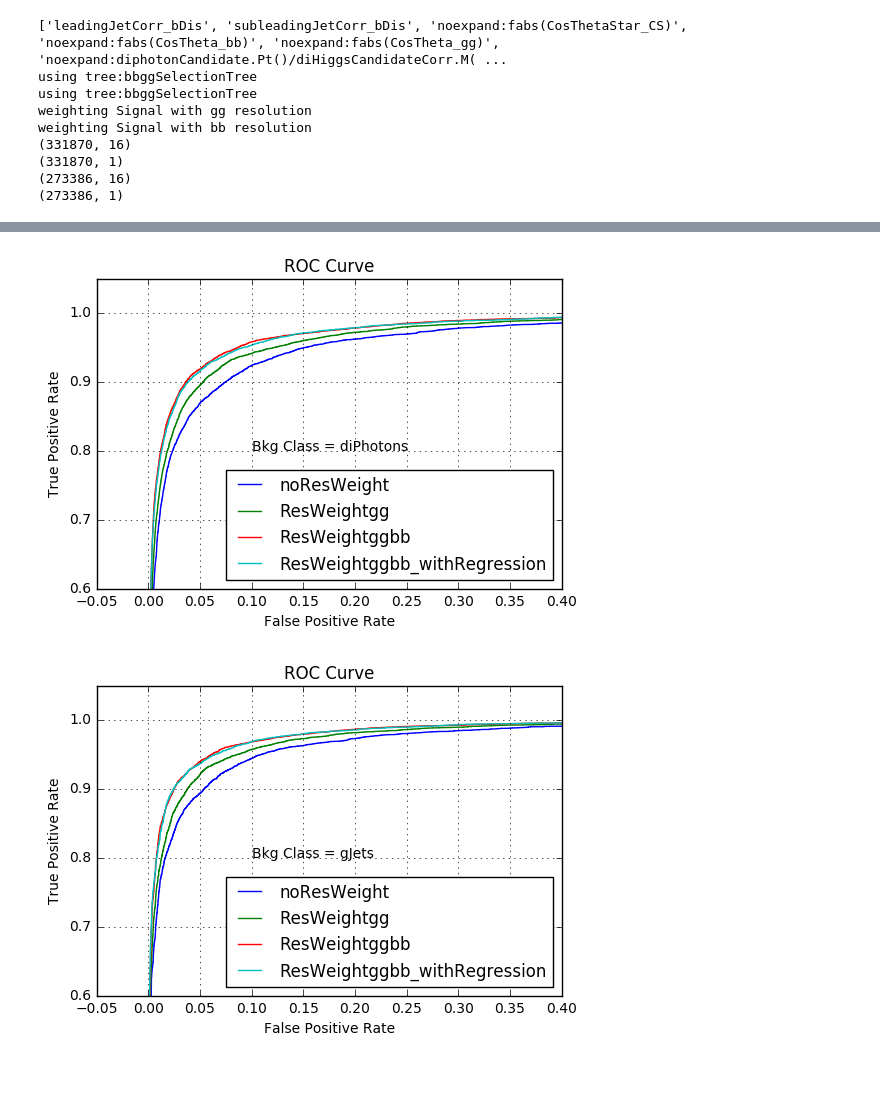
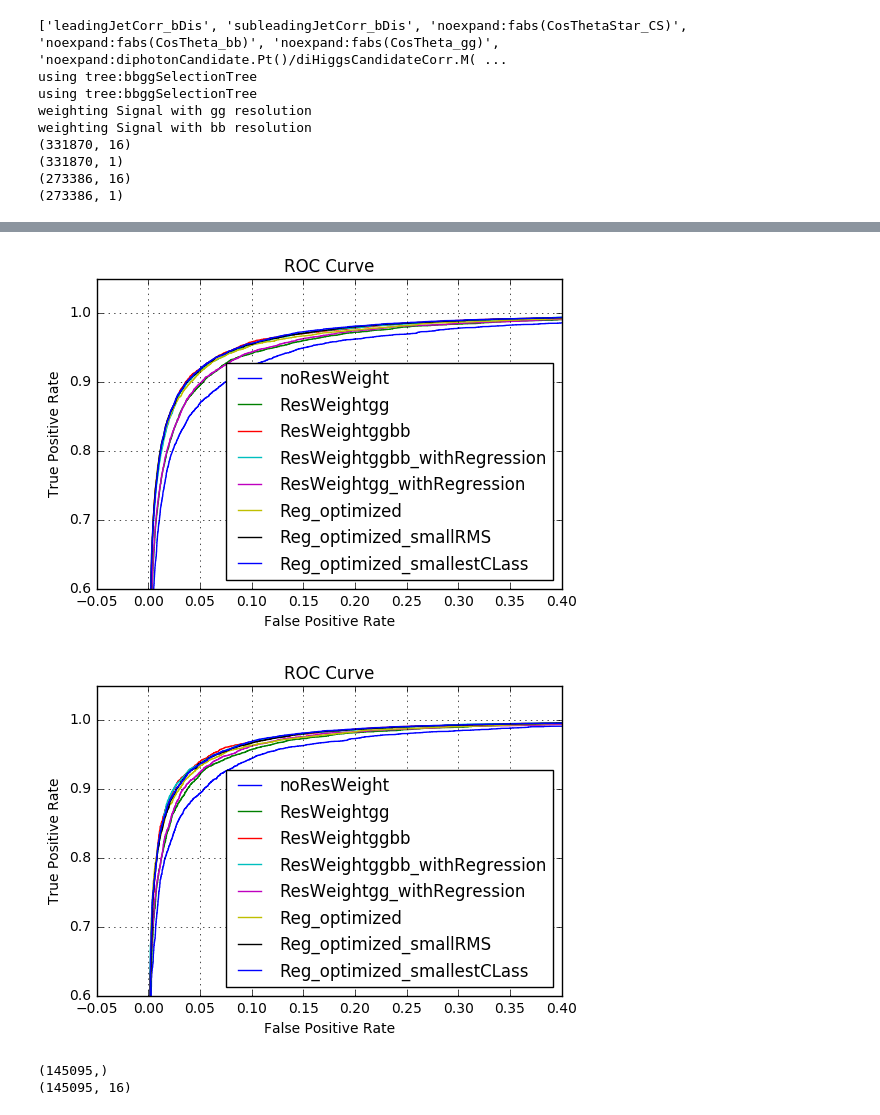
Before and after one commit to michelif/HHbbgg_ETH, a Jupyter notebook: Training/notebooks/trainMVAHHbbgg_bjetSamples.ipynb, the cells around one changed output, grey strips where cells are left out. Cells and saved outputs as stored; diff of their text form; code cells hidden in the pictures; blank space fills up the shorter version.

Commit message:
optimized with regression

```diff
--- a/Training/notebooks/trainMVAHHbbgg_bjetSamples.ipynb
+++ b/Training/notebooks/trainMVAHHbbgg_bjetSamples.ipynb
@@ -171,11 +171,35 @@ weighting Signal with bb resolution
 from sklearn.externals import joblib
 import xgboost as xgb
 #optimized parameters
-clf = xgb.XGBClassifier(base_score=0.5, colsample_bylevel=1, colsample_bytree=1,
-       gamma=0, learning_rate=0.1, max_delta_step=0, max_depth=5,
-       min_child_weight=1e-05, missing=None, n_estimators=1500, nthread=20,
-       objective='binary:logistic', reg_alpha=0, reg_lambda=0.1,
-       scale_pos_weight=1, seed=0, silent=True, subsample=1)
+#clf = xgb.XGBClassifier(base_score=0.5, colsample_bylevel=1, colsample_bytree=1,
+#       gamma=0, learning_rate=0.1, max_delta_step=0, max_depth=5,
+#       min_child_weight=1e-05, missing=None, n_estimators=1500, nthread=20,
+#      objective='binary:logistic', reg_alpha=0, reg_lambda=0.1,
+#       scale_pos_weight=1, seed=0, silent=True, subsample=1)
+
+#optimized for regression on 27 May : /mnt/t3nfs01/data01/shome/nchernya/HHbbgg_ETH_devel/Training/output_files/2018-05-27_optimizationWithReg_jobs2
+#clf = xgb.XGBClassifier(base_score=0.5, booster='gbtree', colsample_bylevel=1,
+#       colsample_bytree=1, gamma=0, learning_rate=0.1, max_delta_step=0,
+#       max_depth=10, min_child_weight=1e-05, missing=None,
+#       n_estimators=1000, n_jobs=1, nthread=20, objective='binary:logistic',
+#       random_state=0, reg_alpha=0.0, reg_lambda=0.01, scale_pos_weight=1,
+#       seed=0, silent=True, subsample=1)
+
+#{'fromFile#': 0, 'params': "0.9638 (+/-0.0002) for
+#{'reg_alpha': 0.0, 'learning_rate': 0.2, 'n_estimators': 1000, 'reg_lambda': 0.1,
+#'max_depth': 10, 'gamma': 0}", 'value': 0.9638},
+
+clf = xgb.XGBClassifier(base_score=0.5, booster='gbtree', colsample_bylevel=1,
+       colsample_bytree=1, gamma=0, learning_rate=0.2, max_delta_step=0,
+       max_depth=10, min_child_weight=1e-05, missing=None,
+       n_estimators=1000, n_jobs=1, nthread=20, objective='binary:logistic',
+       random_state=0, reg_alpha=0.0, reg_lambda=0.1, scale_pos_weight=1,
+       seed=0, silent=True, subsample=1)
+
+#the smallest classifier from optimized grid
+grid={'reg_alpha': 0.0, 'learning_rate': 0.2, 'min_child_weight': 0.0001, 'n_estimators': 1000, 'reg_lambda': 0.05, 'max_depth': 3, 'gamma': 0}
+clf.set_params(**grid)
+
 clf.fit(X_total_train,y_total_train, sample_weight=w_total_train)
 joblib.dump(clf, os.path.expanduser('~/HHbbgg_ETH_devel/Training/output_files/training_with_%s.pkl'%outstr), compress=9)
 clf_trainings.append(clf)
@@ -199,7 +232,7 @@ tpr_gJets_all.append(tpr_gJets)
 [figure]
 [figure]
 # %%
-utils.IO.plotFolder = '/mnt/t3nfs01/data01/shome/nchernya/HHbbgg_ETH_devel/Training/plots/comparison/'
+utils.IO.plotFolder = '/mnt/t3nfs01/data01/shome/nchernya/HHbbgg_ETH_devel/Training/plots/comparison3/'
 # %%
 print labels
 labels[0][labels[0].find('les')+4:]
@@ -215,23 +248,23 @@ print labels_legend
 # %%
+plt.clf()
 for i in range(0,len(labels)):
     plt.plot(fpr_dipho_all[i], tpr_dipho_all[i], lw=1, label=labels_legend[i])
 
 
 plt.xlim([-0.05, 0.4])
 plt.ylim([0.6, 1.05])
 plt.xlabel('False Positive Rate')
 plt.ylabel('True Positive Rate')
 plt.title('ROC Curve')
 plt.legend(loc="lower right")
-plt.text(0.1,0.8, 'Bkg Class = diPhotons')
+plt.text(0.1,0.85, 'Bkg Class = diPhotons')
 plt.grid()
-plt.show()
-
-outString = "comparison_diphoton_2017"
+outString = "comparison_diphoton_2017_plus_optimized3"
 plt.savefig(utils.IO.plotFolder+"rocCurve"+"_"+str(outString)+".png")
 plt.savefig(utils.IO.plotFolder+"rocCurve"+"_"+str(outString)+".pdf")
+plt.show()
 # %% [output]
-[figure, old version]
+[figure, new version]
 # %%
 for i in range(0,len(labels)):
     plt.plot(fpr_gJets_all[i], tpr_gJets_all[i], lw=1, label=labels_legend[i])
@@ -243,12 +276,17 @@ plt.xlabel('False Positive Rate')
 plt.ylabel('True Positive Rate')
 plt.title('ROC Curve')
 plt.legend(loc="lower right")
-plt.text(0.1,0.8, 'Bkg Class = gJets')
+plt.text(0.1,0.85, 'Bkg Class = gJets')
 plt.grid()
-plt.show()
-
-outString = "comparison_gJets_2017"
+outString = "comparison_gJets_2017_plus_optimized3"
 plt.savefig(utils.IO.plotFolder+"rocCurve"+"_"+str(outString)+".png")
 plt.savefig(utils.IO.plotFolder+"rocCurve"+"_"+str(outString)+".pdf")
+plt.show()
 # %% [output]
-[figure, old version]
+[figure, new version]
+# %%
+print y_total_train.shape
+print X_total_train.shape
+# %% [output]
+(145095,)
+(145095, 16)
```
Also changed, not shown: parts of 6 cells of this notebook, 5 other files.
